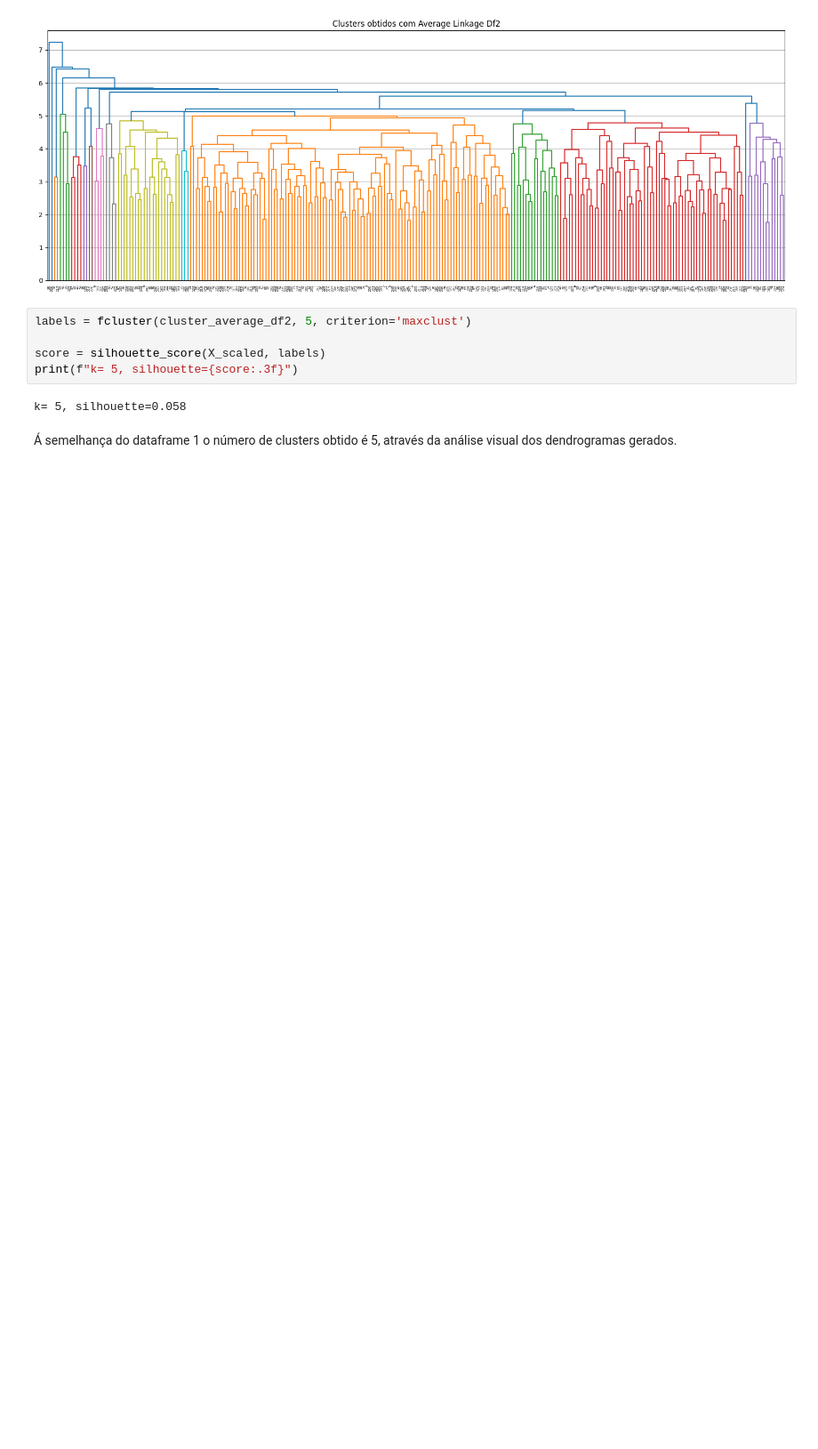
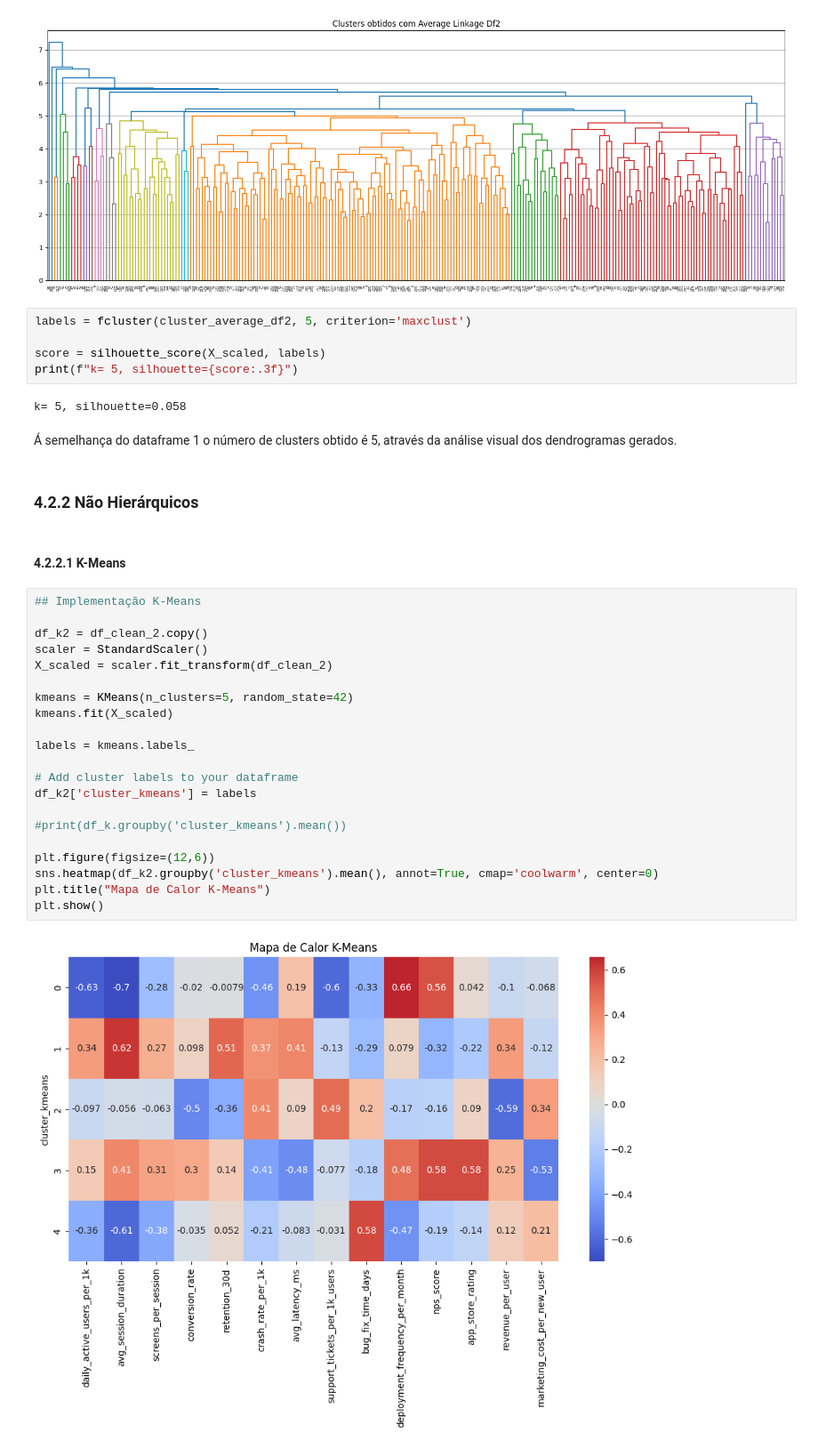
Before and after one commit to jfeiteira/Mini-projeto-do-PCA-e-Cluster, a Jupyter notebook: cluster.ipynb, the cells around one changed output. Shown at 89% size. Cells and saved outputs as stored; diff of their text form; blank space fills up the shorter version.

Commit message:
Cluster final

```diff
--- a/cluster.ipynb
+++ b/cluster.ipynb
@@ -1436,3 +1455,30 @@ print(f"k= 5, silhouette={score:.3f}")
 k= 5, silhouette=0.058
 # %% [markdown]
 Á semelhança do dataframe 1 o número de clusters obtido é 5, através da análise visual dos dendrogramas gerados.
+# %% [markdown]
+### 4.2.2 Não Hierárquicos
+# %% [markdown]
+#### 4.2.2.1 K-Means
+# %%
+## Implementação K-Means
+
+df_k2 = df_clean_2.copy()
+scaler = StandardScaler()
+X_scaled = scaler.fit_transform(df_clean_2)
+
+kmeans = KMeans(n_clusters=5, random_state=42)
+kmeans.fit(X_scaled)
+
+labels = kmeans.labels_
+
+# Add cluster labels to your dataframe
+df_k2['cluster_kmeans'] = labels
+
+#print(df_k.groupby('cluster_kmeans').mean())
+
+plt.figure(figsize=(12,6))
+sns.heatmap(df_k2.groupby('cluster_kmeans').mean(), annot=True, cmap='coolwarm', center=0)
+plt.title("Mapa de Calor K-Means")
+plt.show()
+# %% [output]
+[figure, added]
```
Also changed, not shown: parts of 16 cells of this notebook.
